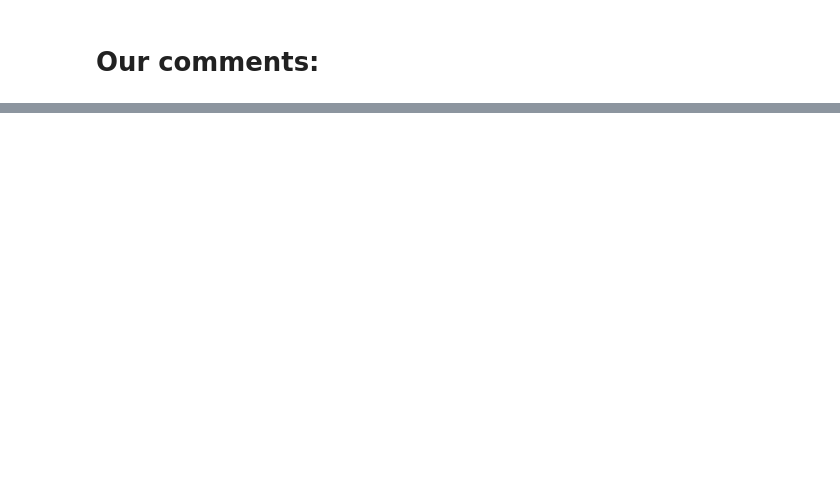
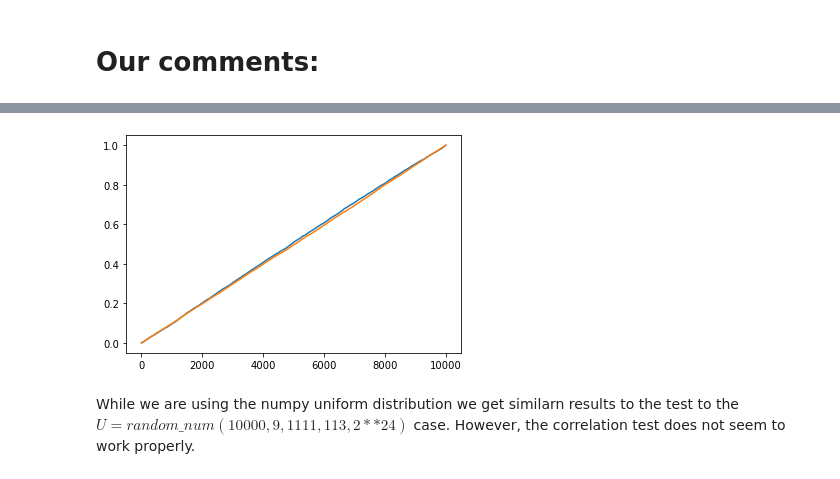
Before and after one commit to shajib004/Stotastic_simulation, a Jupyter notebook: exercise 1 .ipynb, the cells around one changed output, grey strips where cells are left out. Drawn from its saved outputs; the diff is of its cells as text; code cells hidden in the pictures; blank space fills up the shorter version.

```diff
--- a/exercise 1 .ipynb
+++ b/exercise 1 .ipynb
@@ -98,19 +115,19 @@ The generated random numbers are uniformly distributed
 # %%
-
 def KStest(random_num):
     data_sorted = np.sort(random_num)
     fo = data_sorted
     N = len(random_num)
-    f = np.cumsum(data_sorted)
-    fr =f/f[-1]
+    f = np.cumsum(random_num)
+    fr = f/f[-1]
     D = np.max(np.abs(fo - fr))
     ks_calculated_score = (math.sqrt(N) + 0.12 + 0.11/ math.sqrt(N)) * D
     print('Kolmogrov-Smirnov score T:', ks_calculated_score)
     ks_sig = 1.358 #
     if(ks_calculated_score < ks_sig):
-        print('The generated random numbers are uniformly distributed')
+        print('The null hypothesis was not rejected.')
     else:
-        print('The generated random numbers are not uniformly distributed')
+        print('The generated random numbers are not uniformly distributed.')
+    return ks_calculated_score, fo,fr
 # %%
 KStest(U)
 # %% [output]
@@ -338,0 +350,8 @@ None
+# %%
+U = np.random.uniform(0,1,10000)
+# %%
+chisquare(U, 10)
+x ,fo,fr = KStest(U)
+Run_Test_I(U)
+Run_Test_II(U)
+correlation_test(U,2)
@@ -338,0 +373,8 @@ None
+# %%
+plt.plot(fo)
+plt.plot(fr)
+plt.show()
+# %% [output]
+[figure, added]
+# %% [markdown]
+While we are using the numpy uniform distribution we get similarn results to the test to the $U = random\_num (10000,9,1111,113,2**24)$ case. However, the correlation test does not seem to work properly.
```
Also changed, not shown: parts of 58 cells of this notebook, 1 other file.
